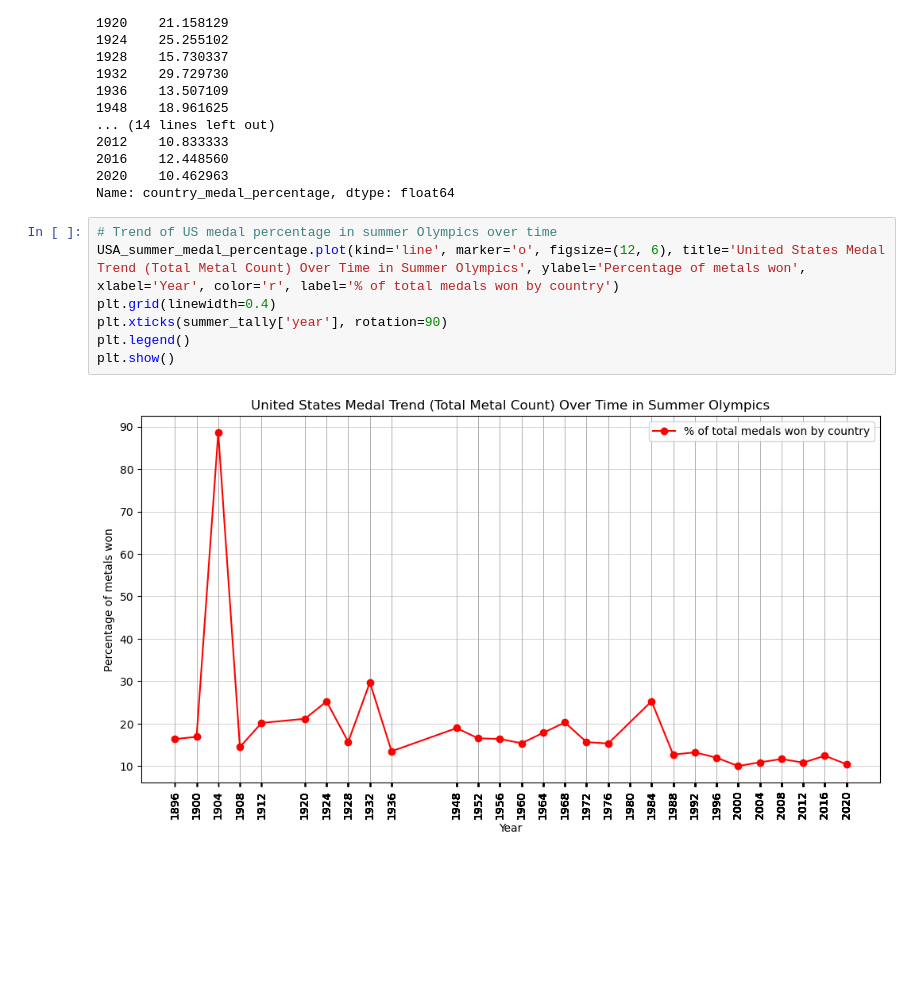
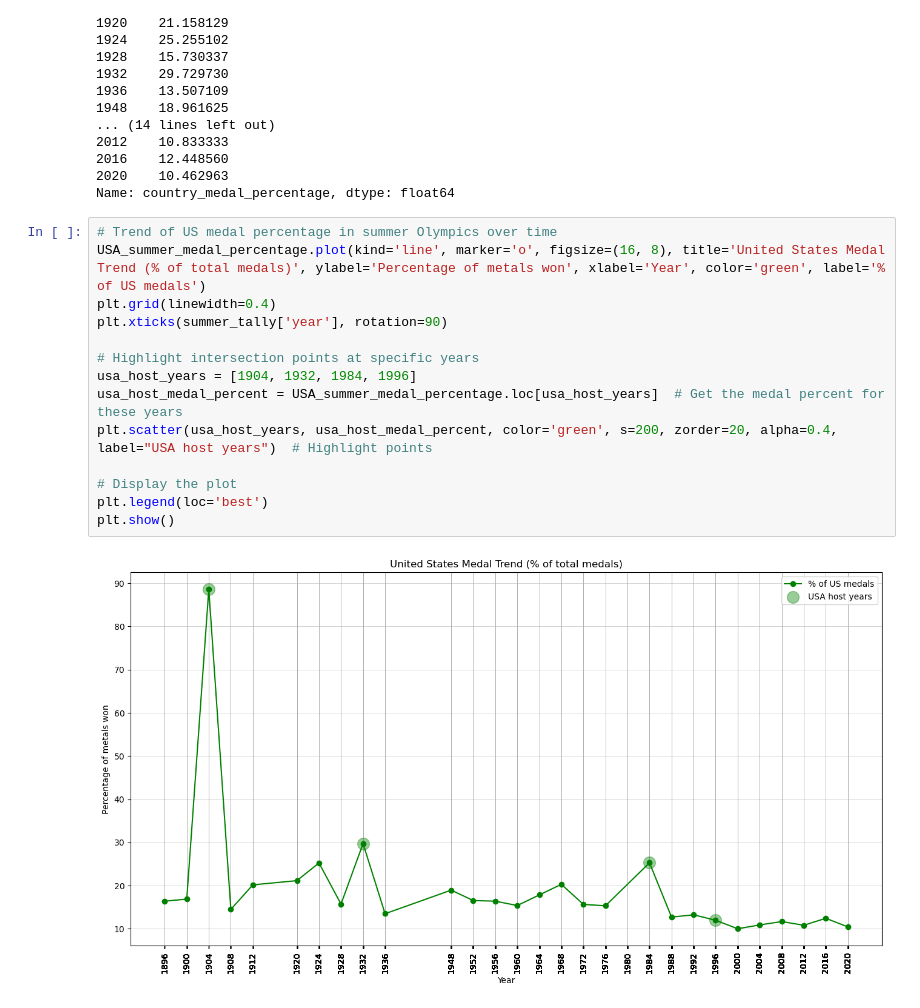
Before and after one commit to tristanpadiou/Group-Project-1, a Jupyter notebook: Olympics_Tally.ipynb, the cells around one changed output. Cells and saved outputs as stored; diff of their text form; blank space fills up the shorter version.

```diff
--- a/Olympics_Tally.ipynb
+++ b/Olympics_Tally.ipynb
@@ -275,10 +293,17 @@ year
 Name: country_medal_percentage, dtype: float64
 # %%
 # Trend of US medal percentage in summer Olympics over time
-USA_summer_medal_percentage.plot(kind='line', marker='o', figsize=(12, 6), title='United States Medal Trend (Total Metal Count) Over Time in Summer Olympics', ylabel='Percentage of metals won', xlabel='Year', color='r', label='% of total medals won by country')
+USA_summer_medal_percentage.plot(kind='line', marker='o', figsize=(16, 8), title='United States Medal Trend (% of total medals)', ylabel='Percentage of metals won', xlabel='Year', color='green', label='% of US medals')
 plt.grid(linewidth=0.4)
 plt.xticks(summer_tally['year'], rotation=90)
-plt.legend()
+
+# Highlight intersection points at specific years
+usa_host_years = [1904, 1932, 1984, 1996]
+usa_host_medal_percent = USA_summer_medal_percentage.loc[usa_host_years]  # Get the medal percent for these years
+plt.scatter(usa_host_years, usa_host_medal_percent, color='green', s=200, zorder=20, alpha=0.4, label="USA host years")  # Highlight points
+
+# Display the plot
+plt.legend(loc='best')
 plt.show()
 # %% [output]
-[figure, old version]
+[figure, new version]
```
Also changed, not shown: parts of 15 cells of this notebook, 6 other files.
